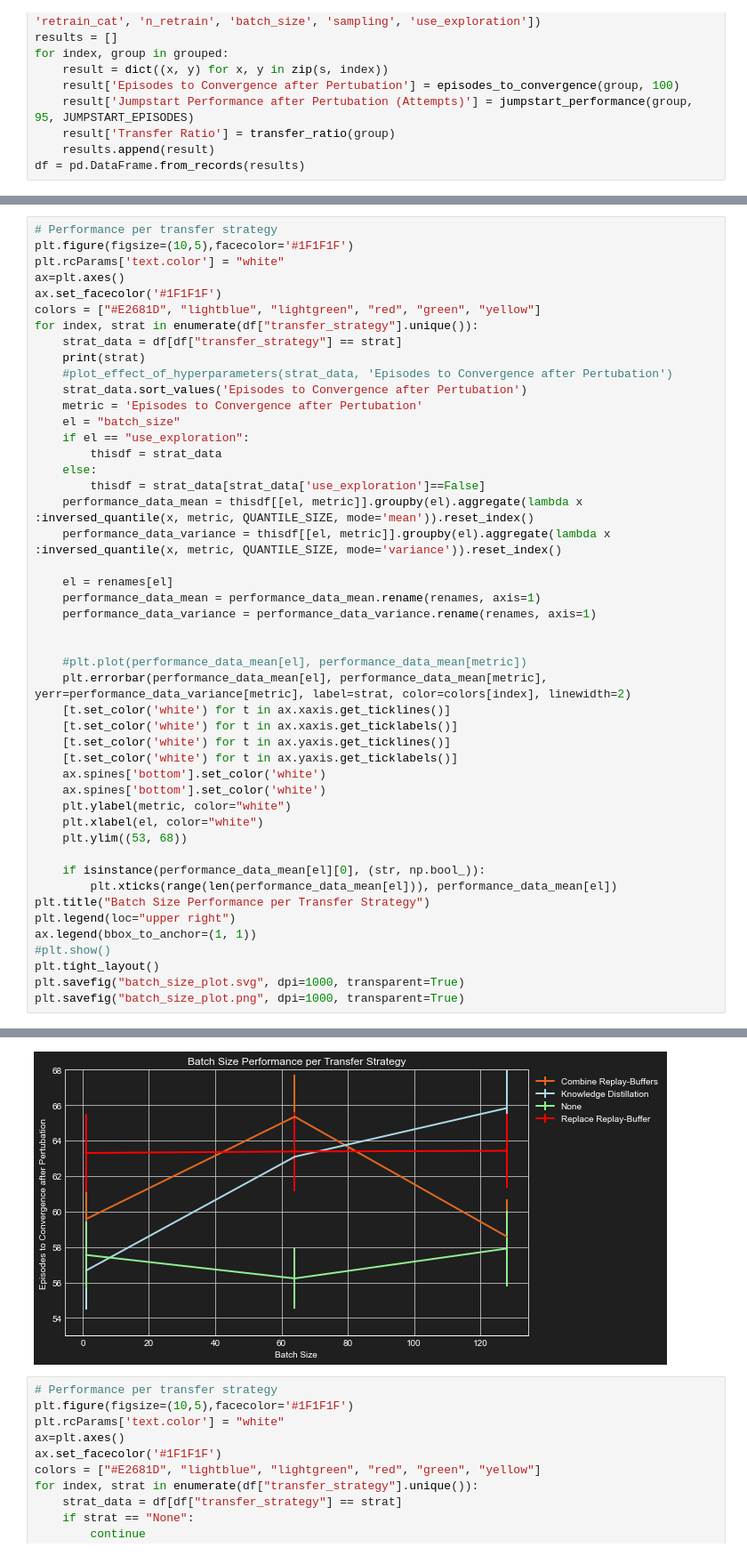
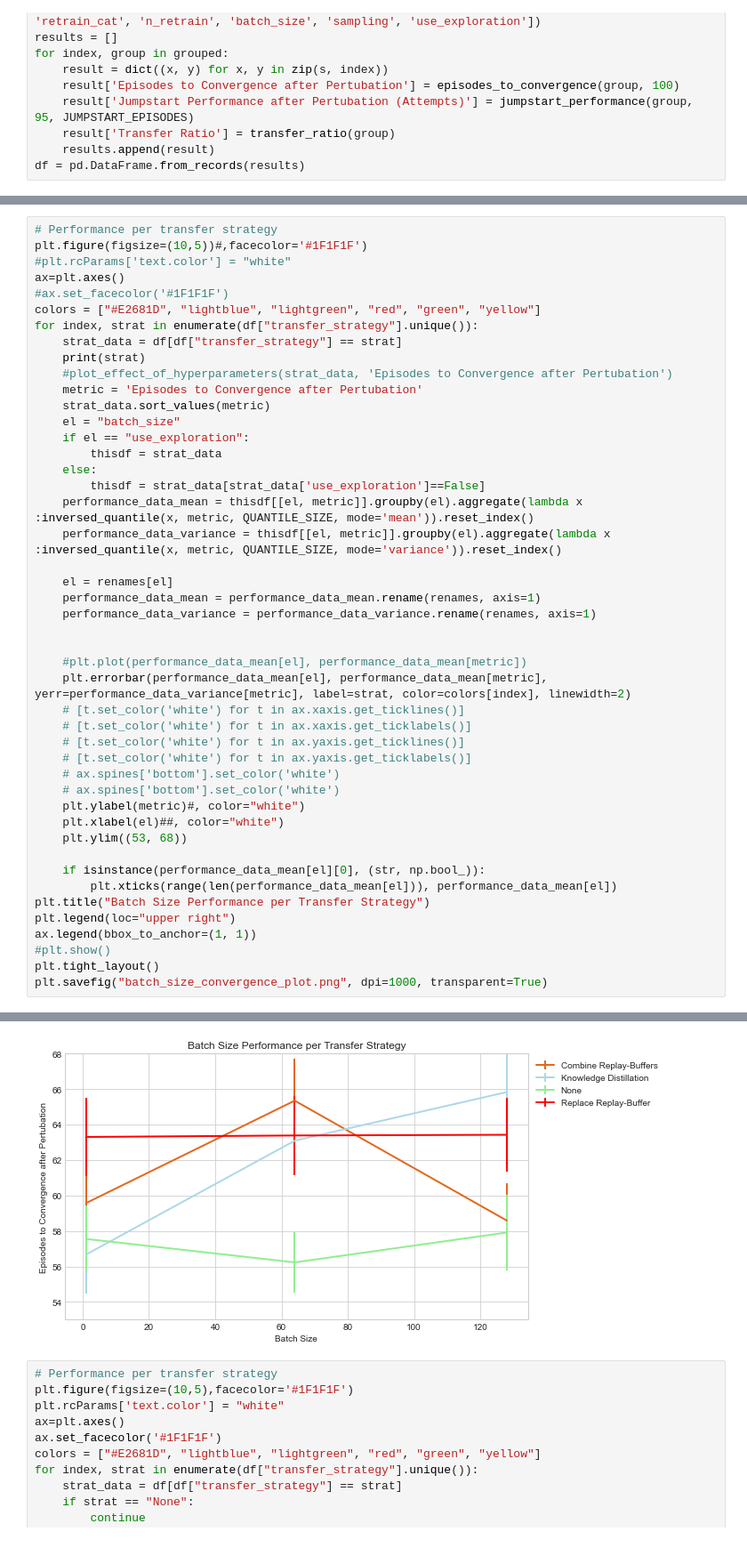
Before and after one commit to hpi-sam/MARL-TransferLearning, a Jupyter notebook: src/eval/evaluation.ipynb, the cells around one changed output, grey strips where cells are left out. Shown at 89% size. Drawn from its saved outputs; the diff is of its cells as text.

```diff
--- a/src/eval/evaluation.ipynb
+++ b/src/eval/evaluation.ipynb
@@ -111,57 +111,56 @@ plot_effect_of_hyperparameters(df, 'Jumpstart Performance after Pertubation (Att
 ... (4 outputs left out)
 # %%
 # Performance per transfer strategy
-plt.figure(figsize=(10,5),facecolor='#1F1F1F')
-plt.rcParams['text.color'] = "white"
+plt.figure(figsize=(10,5))#,facecolor='#1F1F1F')
+#plt.rcParams['text.color'] = "white"
 ax=plt.axes()
-ax.set_facecolor('#1F1F1F')
+#ax.set_facecolor('#1F1F1F')
 colors = ["#E2681D", "lightblue", "lightgreen", "red", "green", "yellow"]
 for index, strat in enumerate(df["transfer_strategy"].unique()):
     strat_data = df[df["transfer_strategy"] == strat]
     print(strat)
     #plot_effect_of_hyperparameters(strat_data, 'Episodes to Convergence after Pertubation')
-    strat_data.sort_values('Episodes to Convergence after Pertubation')
     metric = 'Episodes to Convergence after Pertubation'
+    strat_data.sort_values(metric)
     el = "batch_size"
     if el == "use_exploration":
         thisdf = strat_data
     else:
         thisdf = strat_data[strat_data['use_exploration']==False]
     performance_data_mean = thisdf[[el, metric]].groupby(el).aggregate(lambda x :inversed_quantile(x, metric, QUANTILE_SIZE, mode='mean')).reset_index()
     performance_data_variance = thisdf[[el, metric]].groupby(el).aggregate(lambda x :inversed_quantile(x, metric, QUANTILE_SIZE, mode='variance')).reset_index()
 
     el = renames[el]
     performance_data_mean = performance_data_mean.rename(renames, axis=1)
     performance_data_variance = performance_data_variance.rename(renames, axis=1)
 
 
     #plt.plot(performance_data_mean[el], performance_data_mean[metric])
     plt.errorbar(performance_data_mean[el], performance_data_mean[metric], yerr=performance_data_variance[metric], label=strat, color=colors[index], linewidth=2)
-    [t.set_color('white') for t in ax.xaxis.get_ticklines()]
-    [t.set_color('white') for t in ax.xaxis.get_ticklabels()]
-    [t.set_color('white') for t in ax.yaxis.get_ticklines()]
-    [t.set_color('white') for t in ax.yaxis.get_ticklabels()]
-    ax.spines['bottom'].set_color('white')
-    ax.spines['bottom'].set_color('white')
-    plt.ylabel(metric, color="white")
-    plt.xlabel(el, color="white")
+    # [t.set_color('white') for t in ax.xaxis.get_ticklines()]
+    # [t.set_color('white') for t in ax.xaxis.get_ticklabels()]
+    # [t.set_color('white') for t in ax.yaxis.get_ticklines()]
+    # [t.set_color('white') for t in ax.yaxis.get_ticklabels()]
+    # ax.spines['bottom'].set_color('white')
+    # ax.spines['bottom'].set_color('white')
+    plt.ylabel(metric)#, color="white")
+    plt.xlabel(el)##, color="white")
     plt.ylim((53, 68))
 
     if isinstance(performance_data_mean[el][0], (str, np.bool_)):
         plt.xticks(range(len(performance_data_mean[el])), performance_data_mean[el])
 plt.title("Batch Size Performance per Transfer Strategy")
 plt.legend(loc="upper right")
 ax.legend(bbox_to_anchor=(1, 1))
 #plt.show()
 plt.tight_layout()
-plt.savefig("batch_size_plot.svg", dpi=1000, transparent=True)
-plt.savefig("batch_size_plot.png", dpi=1000, transparent=True)
+plt.savefig("batch_size_convergence_plot.png", dpi=1000, transparent=True)
 # %% [output]
 Combine Replay-Buffers
 Knowledge Distillation
 None
 Replace Replay-Buffer
-[figure, old version]
+[figure, new version]
 # %%
 # Performance per transfer strategy
 plt.figure(figsize=(10,5),facecolor='#1F1F1F')
```
Also changed, not shown: parts of 1 cell of this notebook.
